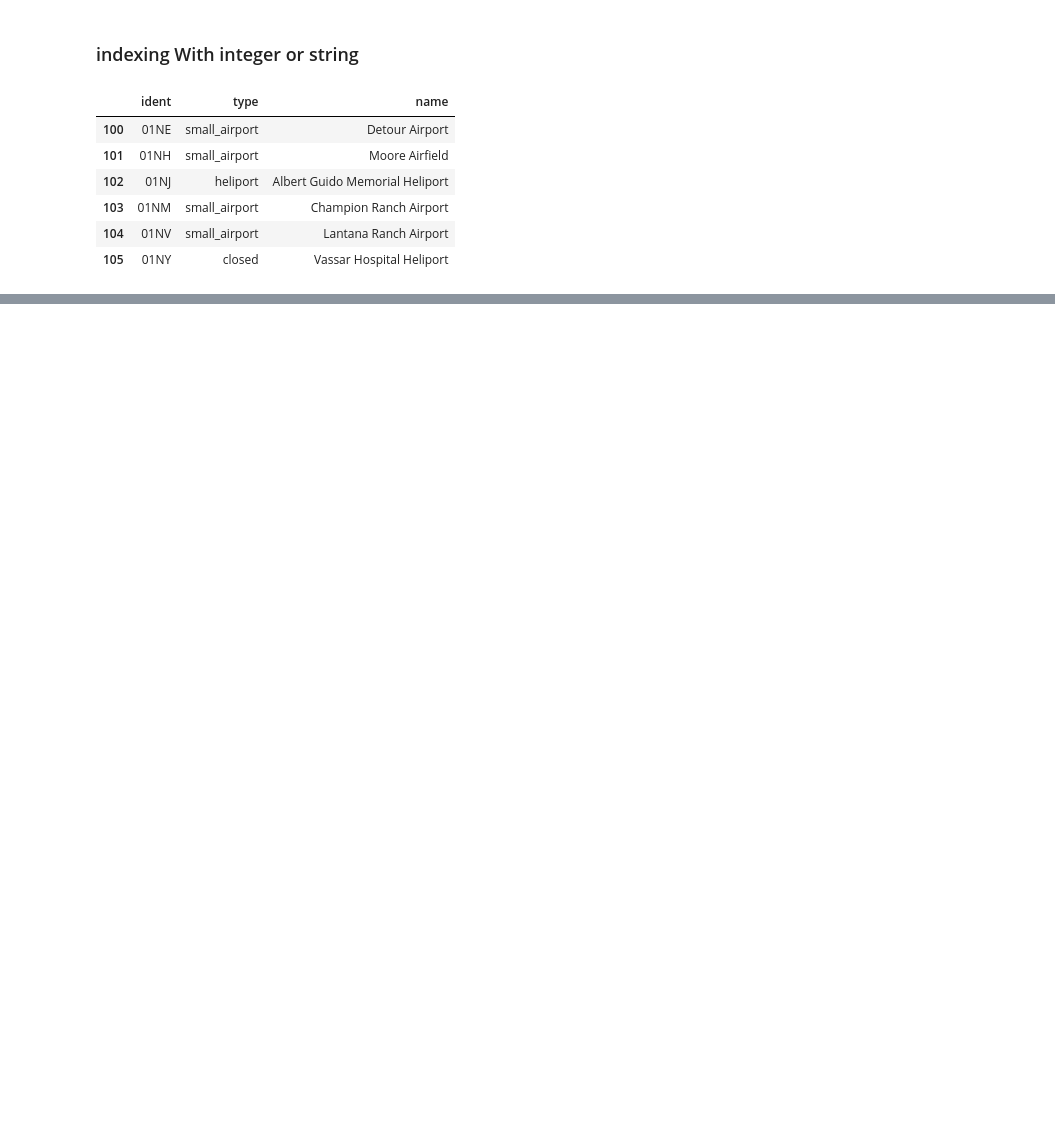
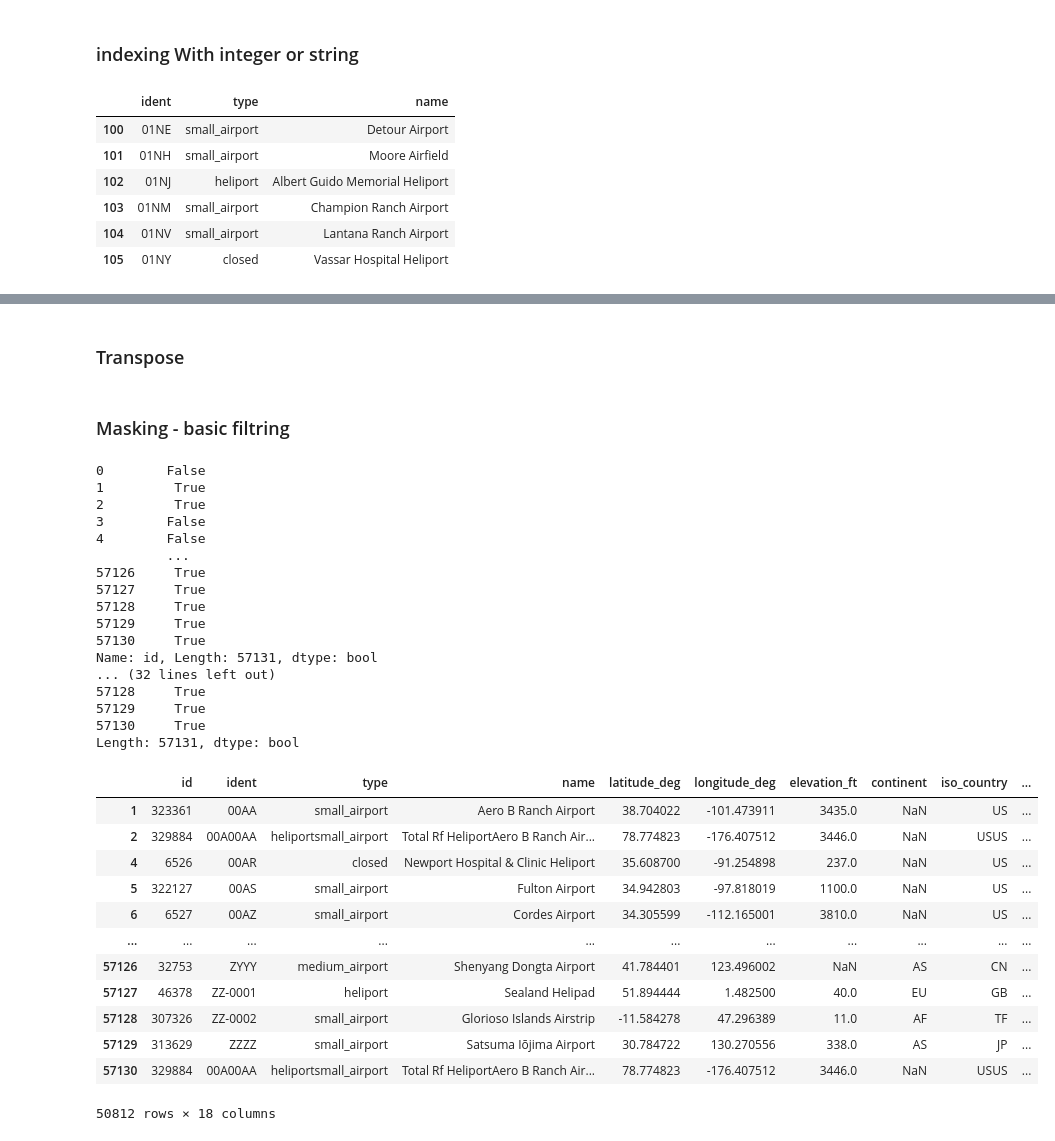
Before and after one commit to develooper1994/DataProcessing_tutorial, a Jupyter notebook: WithPandas/first_pandas.ipynb, the cells around one changed output, grey strips where cells are left out. Drawn from its saved outputs; the diff is of its cells as text; code cells hidden in the pictures; blank space fills up the shorter version.

```diff
--- a/WithPandas/first_pandas.ipynb
+++ b/WithPandas/first_pandas.ipynb
@@ -105,2 +229,2 @@ df.loc[100:105, "ident":"name"]
 # %% [markdown]
-###
+### Transpose
@@ -106,0 +233,44 @@ df.loc[100:105, "ident":"name"]
+# %% [markdown]
+### Masking - basic filtring
+# %%
+# df > 6526  # there is not a greater than for between string and int.
+mask1 = df["id"] > 6526
+mask2 = df["id"] % 2 == 0  # even numbers
+mask3 = df["type"] =="closed"
+mask4 = mask1 | (mask2 & mask3)
+print(mask1)
+print(mask2)
+print(mask3)
+print(mask4)
+df[mask4]
+# %% [output]
+0        False
+1         True
+2         True
+3        False
+4        False
+         ...
+57126     True
+57127     True
+57128     True
+57129     True
+57130     True
+Name: id, Length: 57131, dtype: bool
+... (32 lines left out)
+57128     True
+57129     True
+57130     True
+Length: 57131, dtype: bool
+|  | id | ident | type | name | latitude_deg | longitude_deg | elevation_ft | continent | iso_country | ... |
+| 1 | 323361 | 00AA | small_airport | Aero B Ranch Airport | 38.704022 | -101.473911 | 3435.0 | NaN | US | ... |
+| 2 | 329884 | 00A00AA | heliportsmall_airport | Total Rf HeliportAero B Ranch Air... | 78.774823 | -176.407512 | 3446.0 | NaN | USUS | ... |
+| 4 | 6526 | 00AR | closed | Newport Hospital & Clinic Heliport | 35.608700 | -91.254898 | 237.0 | NaN | US | ... |
+| 5 | 322127 | 00AS | small_airport | Fulton Airport | 34.942803 | -97.818019 | 1100.0 | NaN | US | ... |
+| 6 | 6527 | 00AZ | small_airport | Cordes Airport | 34.305599 | -112.165001 | 3810.0 | NaN | US | ... |
+| ... | ... | ... | ... | ... | ... | ... | ... | ... | ... | ... |
+| 57126 | 32753 | ZYYY | medium_airport | Shenyang Dongta Airport | 41.784401 | 123.496002 | NaN | AS | CN | ... |
+| 57127 | 46378 | ZZ-0001 | heliport | Sealand Helipad | 51.894444 | 1.482500 | 40.0 | EU | GB | ... |
+| 57128 | 307326 | ZZ-0002 | small_airport | Glorioso Islands Airstrip | -11.584278 | 47.296389 | 11.0 | AF | TF | ... |
+| 57129 | 313629 | ZZZZ | small_airport | Satsuma Iōjima Airport | 30.784722 | 130.270556 | 338.0 | AS | JP | ... |
+| 57130 | 329884 | 00A00AA | heliportsmall_airport | Total Rf HeliportAero B Ranch Air... | 78.774823 | -176.407512 | 3446.0 | NaN | USUS | ... |
+50812 rows × 18 columns
```
Also changed, not shown: parts of 25 cells of this notebook, 1 other file.
